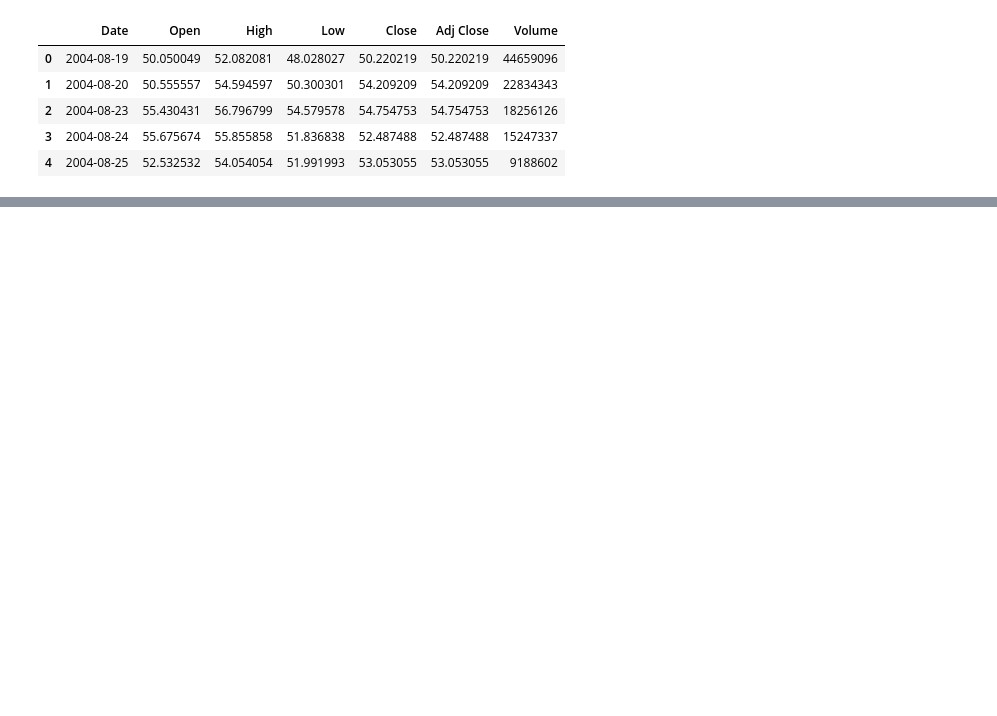
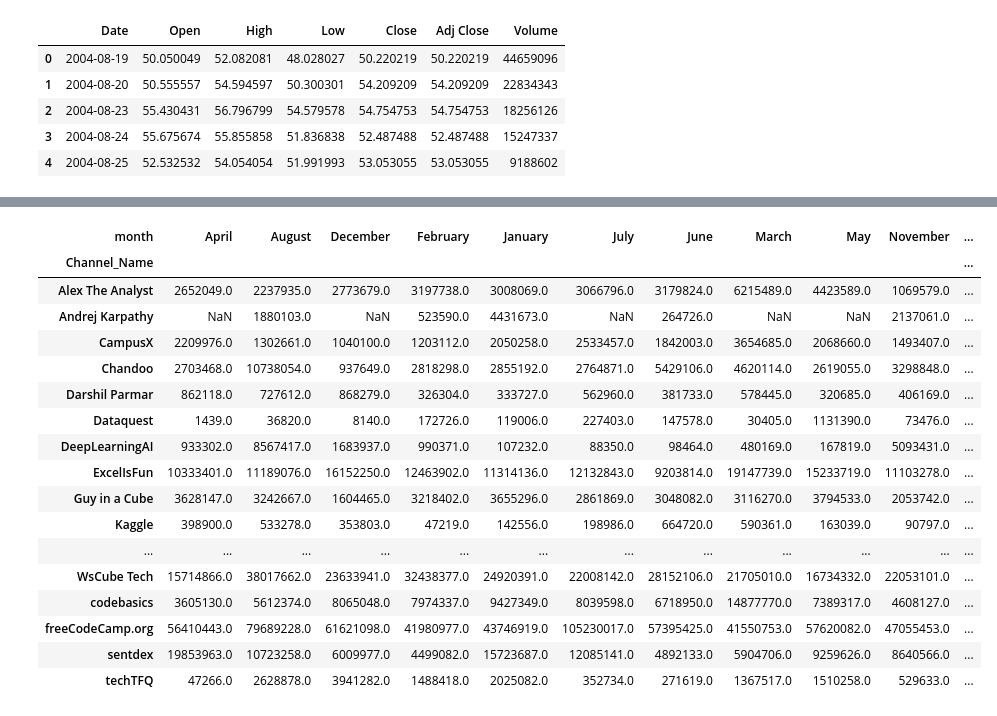
Before and after one commit to showmik121/My_Python_code, a Jupyter notebook: Advanced_python/time_series_analysis.ipynb, the cells around one changed output, grey strips where cells are left out. Cells and saved outputs as stored; diff of their text form; code cells hidden in the pictures; blank space fills up the shorter version.

```diff
--- a/Advanced_python/time_series_analysis.ipynb
+++ b/Advanced_python/time_series_analysis.ipynb
@@ -13,0 +36,2 @@ df.head()
+# %%
+yt=pd.read_csv(r"C:\Users\DELL\Downloads\archive (5)\Youtube_dataset_all_dataScience_channels.csv")
@@ -13,0 +222,21 @@ df.head()
+# %%
+yt.pivot_table(index='Channel_Name',columns='month',values='Views',aggfunc='sum')
+# %% [output]
+| month | April | August | December | February | January | July | June | March | May | November | ... |
+| Channel_Name |  |  |  |  |  |  |  |  |  |  | ... |
+| Alex The Analyst | 2652049.0 | 2237935.0 | 2773679.0 | 3197738.0 | 3008069.0 | 3066796.0 | 3179824.0 | 6215489.0 | 4423589.0 | 1069579.0 | ... |
+| Andrej Karpathy | NaN | 1880103.0 | NaN | 523590.0 | 4431673.0 | NaN | 264726.0 | NaN | NaN | 2137061.0 | ... |
+| CampusX | 2209976.0 | 1302661.0 | 1040100.0 | 1203112.0 | 2050258.0 | 2533457.0 | 1842003.0 | 3654685.0 | 2068660.0 | 1493407.0 | ... |
+| Chandoo | 2703468.0 | 10738054.0 | 937649.0 | 2818298.0 | 2855192.0 | 2764871.0 | 5429106.0 | 4620114.0 | 2619055.0 | 3298848.0 | ... |
+| Darshil Parmar | 862118.0 | 727612.0 | 868279.0 | 326304.0 | 333727.0 | 562960.0 | 381733.0 | 578445.0 | 320685.0 | 406169.0 | ... |
+| Dataquest | 1439.0 | 36820.0 | 8140.0 | 172726.0 | 119006.0 | 227403.0 | 147578.0 | 30405.0 | 1131390.0 | 73476.0 | ... |
+| DeepLearningAI | 933302.0 | 8567417.0 | 1683937.0 | 990371.0 | 107232.0 | 88350.0 | 98464.0 | 480169.0 | 167819.0 | 5093431.0 | ... |
+| ExcelIsFun | 10333401.0 | 11189076.0 | 16152250.0 | 12463902.0 | 11314136.0 | 12132843.0 | 9203814.0 | 19147739.0 | 15233719.0 | 11103278.0 | ... |
+| Guy in a Cube | 3628147.0 | 3242667.0 | 1604465.0 | 3218402.0 | 3655296.0 | 2861869.0 | 3048082.0 | 3116270.0 | 3794533.0 | 2053742.0 | ... |
+| Kaggle | 398900.0 | 533278.0 | 353803.0 | 47219.0 | 142556.0 | 198986.0 | 664720.0 | 590361.0 | 163039.0 | 90797.0 | ... |
+| ... | ... | ... | ... | ... | ... | ... | ... | ... | ... | ... | ... |
+| WsCube Tech | 15714866.0 | 38017662.0 | 23633941.0 | 32438377.0 | 24920391.0 | 22008142.0 | 28152106.0 | 21705010.0 | 16734332.0 | 22053101.0 | ... |
+| codebasics | 3605130.0 | 5612374.0 | 8065048.0 | 7974337.0 | 9427349.0 | 8039598.0 | 6718950.0 | 14877770.0 | 7389317.0 | 4608127.0 | ... |
+| freeCodeCamp.org | 56410443.0 | 79689228.0 | 61621098.0 | 41980977.0 | 43746919.0 | 105230017.0 | 57395425.0 | 41550753.0 | 57620082.0 | 47055453.0 | ... |
+| sentdex | 19853963.0 | 10723258.0 | 6009977.0 | 4499082.0 | 15723687.0 | 12085141.0 | 4892133.0 | 5904706.0 | 9259626.0 | 8640566.0 | ... |
+| techTFQ | 47266.0 | 2628878.0 | 3941282.0 | 1488418.0 | 2025082.0 | 352734.0 | 271619.0 | 1367517.0 | 1510258.0 | 529633.0 | ... |
```
Also changed, not shown: parts of 67 cells of this notebook.
